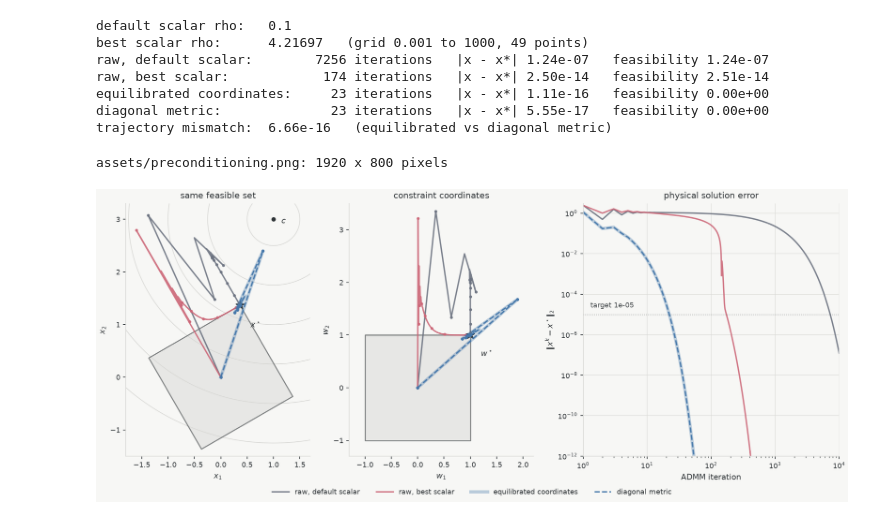
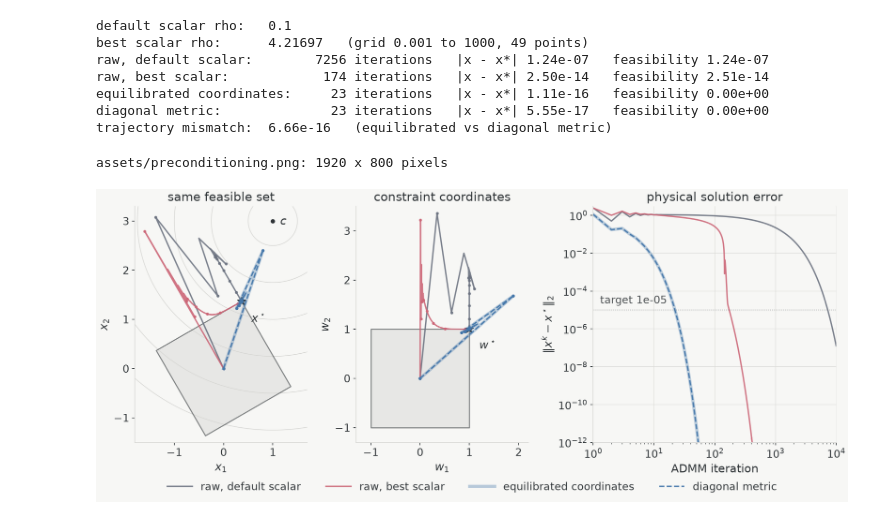
Before and after one commit to denglinc/splitQP, a Jupyter notebook: Preconditioning.ipynb, the cells around one changed output. Cells and saved outputs as stored; diff of their text form; code cells hidden in the pictures.

```diff
--- a/Preconditioning.ipynb
+++ b/Preconditioning.ipynb
@@ -325,10 +325,10 @@ BLUE, ORANGE, GRAY, DARK, BG, GRID = (
     "#4477AA", "#CC6677", "#6B7280", "#2F3437", "#F7F7F5", "#D9D9D6")
 plt.rcParams.update({
     "font.family": "DejaVu Sans",
-    "font.size": 9,
-    "axes.titlesize": 10,
-    "axes.labelsize": 9,
-    "legend.fontsize": 8,
+    "font.size": 13,
+    "axes.titlesize": 14,
+    "axes.labelsize": 13,
+    "legend.fontsize": 12,
     "axes.facecolor": BG,
     "figure.facecolor": BG,
     "savefig.facecolor": BG,
@@ -388,33 +388,33 @@ for name, xs in runs.items():
 
 # Panel 3: the representation-invariant error.  Both axes are logarithmic so tens and
 # thousands of iterations stay readable on one canvas; curves that reach float64 noise
 # leave the frame at the bottom.
 k = np.arange(STEPS + 1)
 for name, xs in runs.items():
     ax_e.plot(k[1:], solution_error(xs)[1:], label=name, **STYLE[name])
 ax_e.axhline(TOL_X, color=DARK, lw=0.8, ls=":", alpha=0.6)
-ax_e.annotate(f"target {TOL_X:g}", (1.3, TOL_X * 2.2), color=DARK, fontsize=8, alpha=0.85)
+ax_e.annotate(f"target {TOL_X:g}", (1.3, TOL_X * 2.2), color=DARK, fontsize=12, alpha=0.85)
 ax_e.set(xscale="log", yscale="log", xlim=(1, STEPS), ylim=(1e-12, 3e0),
          xlabel="ADMM iteration", ylabel="$\\|x^k - x^\\star\\|_2$",
          title="physical solution error")
 ax_e.grid(True, color=GRID, lw=0.7, alpha=0.8)
 
 for ax in (ax_x, ax_w):
     ax.set_aspect("equal")
 for ax in (ax_x, ax_w, ax_e):
     for side in ("top", "right"):
         ax.spines[side].set_visible(False)
-    ax.tick_params(length=3, width=0.8, labelsize=8)
+    ax.tick_params(length=3, width=0.8, labelsize=12)
 
 fig.legend(*ax_e.get_legend_handles_labels(), loc="outside lower center", ncol=4,
            frameon=False, handlelength=2.4, columnspacing=2.4)
 
 Path("assets").mkdir(exist_ok=True)
 fig.savefig("assets/preconditioning.png", dpi=160)
 img = plt.imread("assets/preconditioning.png")
 print(f"assets/preconditioning.png: {img.shape[1]} x {img.shape[0]} pixels")
 assert img.shape[:2] == (800, 1920), img.shape
 plt.show()
 # %% [output]
 assets/preconditioning.png: 1920 x 800 pixels
-[figure, old version]
+[figure, new version]
```
Also changed, not shown: 2 other files.
